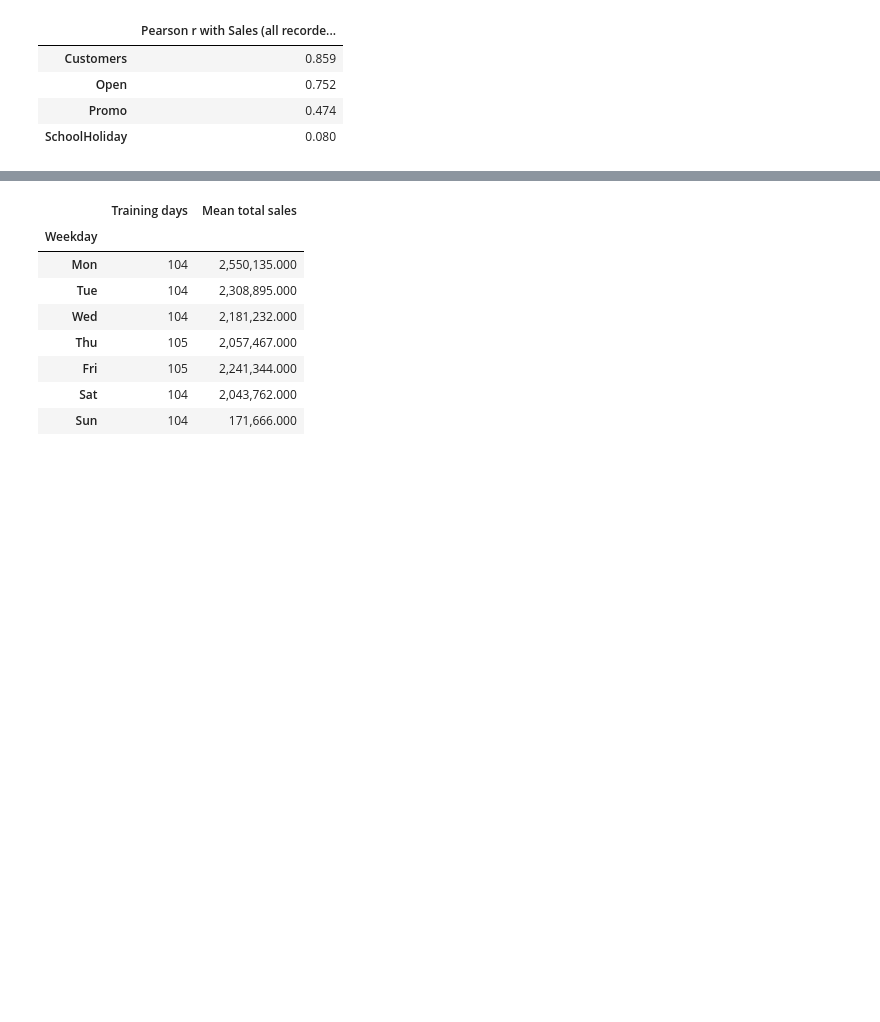
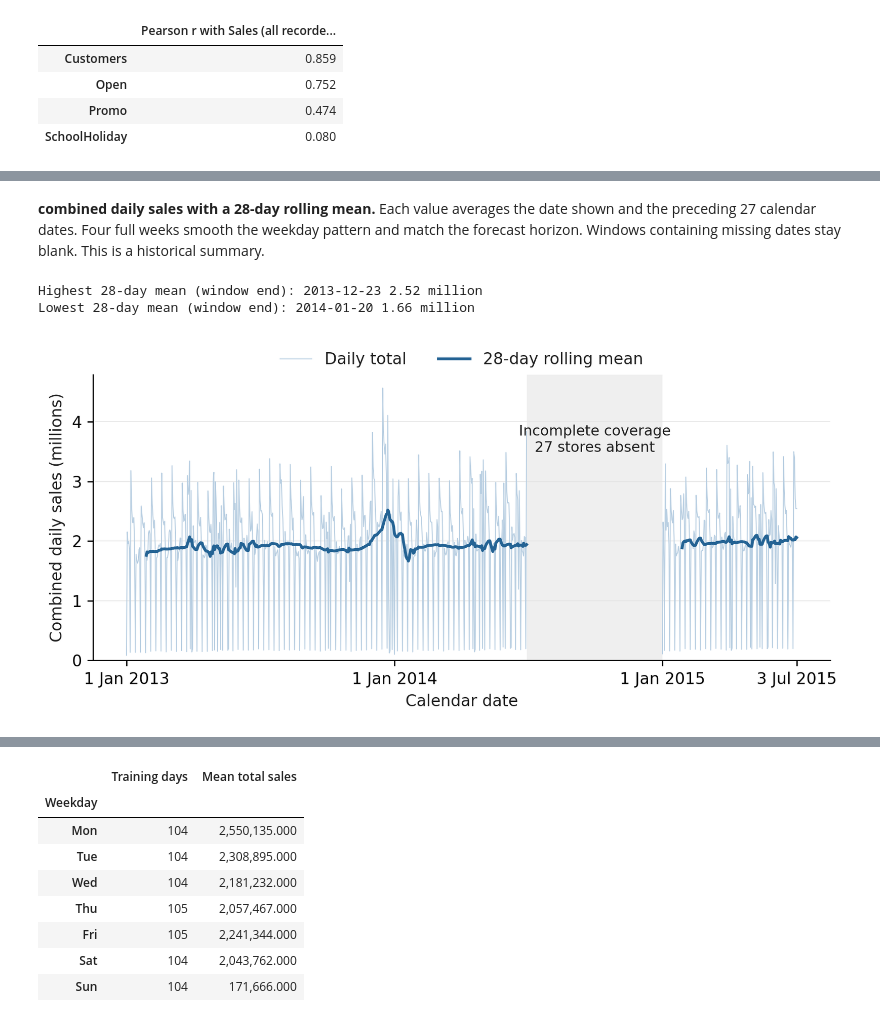
Before and after one commit to C2mmm-web/rossmann-sales-forecasting, a Jupyter notebook: rossmann_sales_forecasting.ipynb, the cells around one changed output, grey strips where cells are left out. Cells and saved outputs as stored; diff of their text form; code cells hidden in the pictures; blank space fills up the shorter version.

```diff
--- a/rossmann_sales_forecasting.ipynb
+++ b/rossmann_sales_forecasting.ipynb
@@ -342,0 +437,30 @@ plt.show()
+# %% [markdown]
+**combined daily sales with a 28-day rolling mean.** Each value averages the date shown and the preceding 27 calendar dates. Four full weeks smooth the weekday pattern and match the forecast horizon. Windows containing missing dates stay blank. This is a historical summary.
+# %%
+# Average four full calendar weeks; incomplete windows stay blank.
+rolling_sales_28 = plot_sales.rolling(window=28, min_periods=28).mean()
+print("Highest 28-day mean (window end):", rolling_sales_28.idxmax().date(),
+      round(rolling_sales_28.max() / 1e6, 2), "million")
+print("Lowest 28-day mean (window end):", rolling_sales_28.idxmin().date(),
+      round(rolling_sales_28.min() / 1e6, 2), "million")
+
+with plt.rc_context(plot_style):
+    fig, ax = plt.subplots(figsize=(7.2, 3.5))
+    ax.plot(plot_sales.index, plot_sales / 1e6, color="#b9cfe2", linewidth=.6,
+            label="Daily total")
+    ax.plot(rolling_sales_28.index, rolling_sales_28 / 1e6, color=primary_blue,
+            linewidth=1.8, label="28-day rolling mean")
+    ax.axvspan(pd.Timestamp("2014-07-01"), pd.Timestamp("2014-12-31"), color="#efefef")
+    ax.text(pd.Timestamp("2014-10-01"), 3.5, "Incomplete coverage\n27 stores absent",
+            ha="center", fontsize=9)
+    ticks = pd.to_datetime(["2013-01-01", "2014-01-01", "2015-01-01", "2015-07-03"])
+    ax.set_xticks(ticks, ["1 Jan 2013", "1 Jan 2014", "1 Jan 2015", "3 Jul 2015"])
+    ax.set(xlabel="Calendar date", ylabel="Combined daily sales (millions)", ylim=(0, None))
+    ax.legend(ncol=2, frameon=False, loc="upper center", bbox_to_anchor=(.5, 1.13))
+    ax.grid(axis="y", color="#e5e5e5", linewidth=.5)
+    fig.tight_layout(pad=1.1)
+    plt.show()
+# %% [output]
+Highest 28-day mean (window end): 2013-12-23 2.52 million
+Lowest 28-day mean (window end): 2014-01-20 1.66 million
+[figure, added]
```
Also changed, not shown: parts of 166 cells of this notebook.
